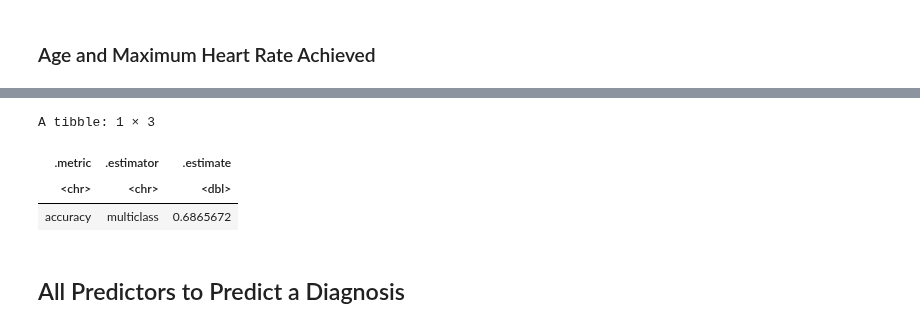
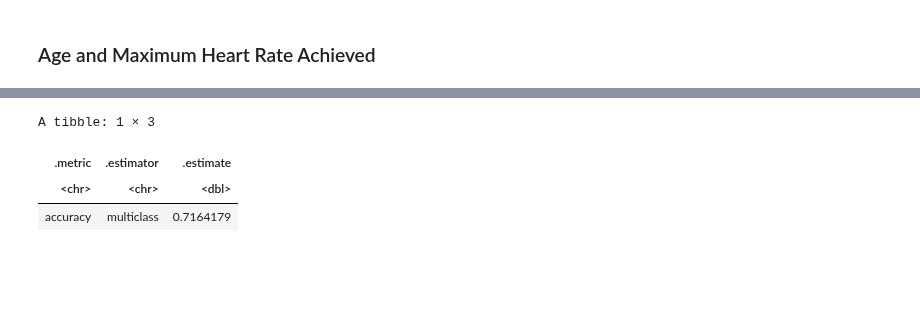
Before and after one commit to camirr/Heart-Disease-Data-Set-Case-Study, a Jupyter notebook: Project_report.ipynb, the cells around one changed output, grey strips where cells are left out. Cells and saved outputs as stored; diff of their text form; code cells hidden in the pictures; blank space fills up the shorter version.

```diff
--- a/Project_report.ipynb
+++ b/Project_report.ipynb
@@ -460,27 +803,30 @@ accuracy_vs_k_2
 # %%
 # Make a new model specification for the best paramter value and retrain the classifier using the fit function.
-knn_spec_2 <- nearest_neighbor(weight_func = "rectangular", neighbors = 18) %>%
+knn_spec_all <- nearest_neighbor(weight_func = "rectangular", neighbors = 29) %>%
                 set_engine("kknn") %>%
                 set_mode("classification")
 
-knn_fit_2 <- workflow() %>%
-            add_recipe(heart_disease_recipe_2)%>%
-            add_model(knn_spec_2) %>%
+knn_fit_all <- workflow() %>%
+            add_recipe(all_predictors_recipe)%>%
+            add_model(knn_spec_all) %>%
             fit(data = heart_disease_train)
 
 # Predict the labels in the test set
-heart_disease_test_predictions_2 <- predict(knn_fit_2, heart_disease_test) %>%
+heart_disease_test_predictions_all <- predict(knn_fit_all, heart_disease_test) %>%
                                     bind_cols(heart_disease_test)
 
 # Compute the accuracy
-heart_disease_accuracy_2 <- heart_disease_test_predictions_2 %>%
+heart_disease_accuracy_all <- heart_disease_test_predictions_all %>%
                             metrics(truth = diagnosis, estimate = .pred_class) %>%
                             filter(.metric == "accuracy")
-heart_disease_accuracy_2
+heart_disease_accuracy_all
+
+# Create a summary dataframe
+summary_table_all <- heart_disease_accuracy_all %>%
+                    select(.estimate) %>%
+                    add_column(number_of_predictions = "all predictors", .before = ".estimate")
 # %% [output]
 A tibble: 1 × 3
 | .metric | .estimator | .estimate |
 | <chr> | <chr> | <dbl> |
-| accuracy | multiclass | 0.6865672 |
+| accuracy | multiclass | 0.7164179 |
-# %% [markdown]
-## All Predictors to Predict a Diagnosis
```
Also changed, not shown: parts of 32 cells of this notebook.
